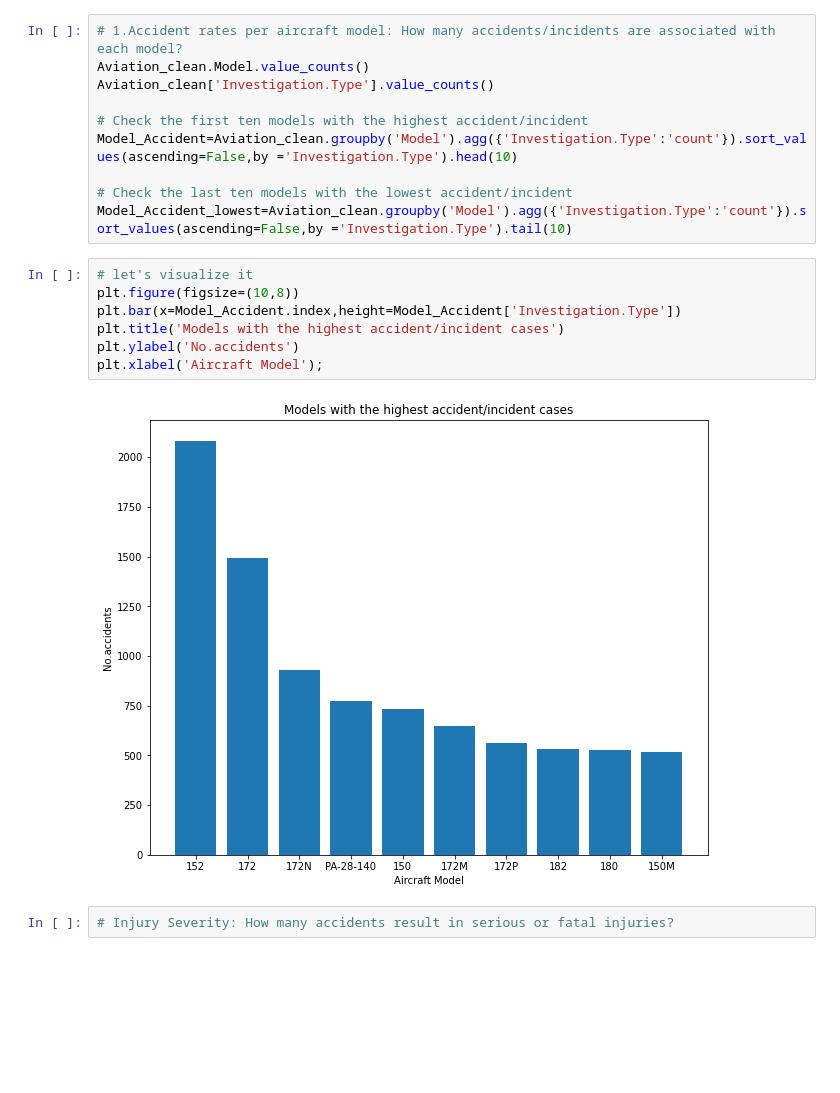
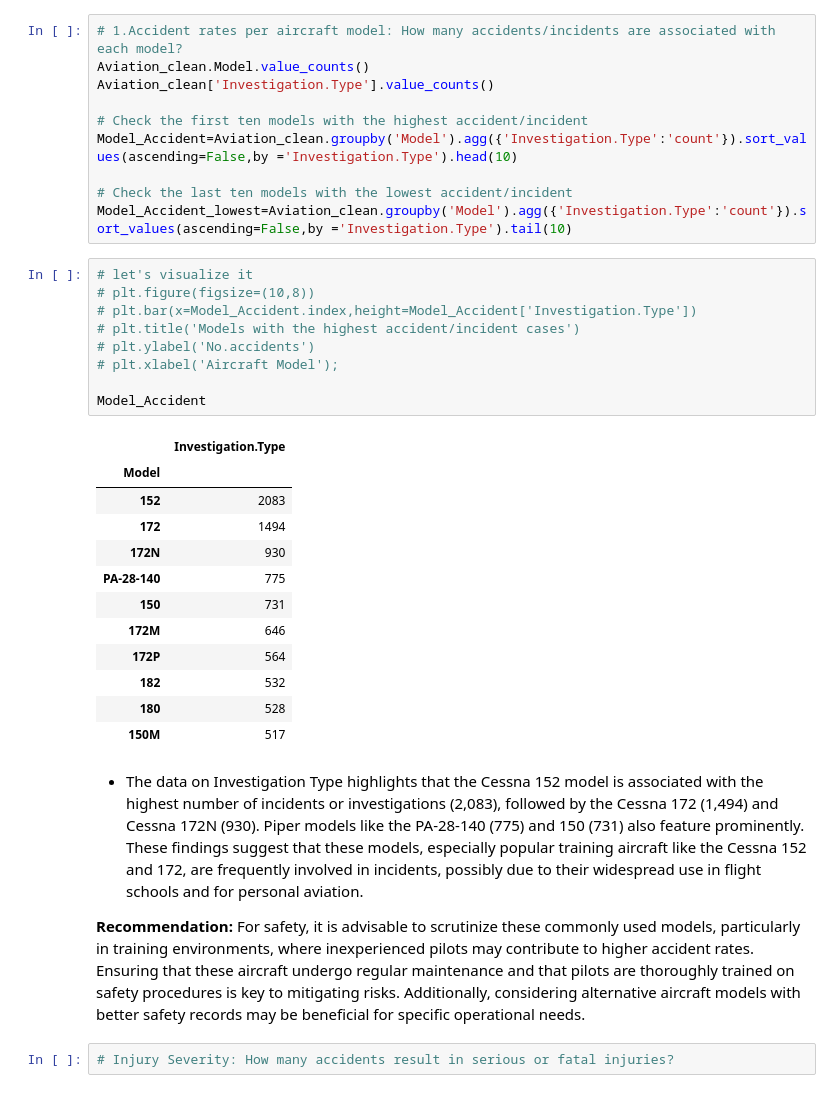
Before and after one commit to Rhino-byte/Project-Phase1-Moringa-School, a Jupyter notebook: Student.ipynb, the cells around one changed output. Saved outputs shown, nothing was run; the diff lists cells and outputs as text; blank space fills up the shorter version.

```diff
--- a/Student.ipynb
+++ b/Student.ipynb
@@ -507,13 +500,30 @@ Model_Accident=Aviation_clean.groupby('Model').agg({'Investigation.Type':'count'
 Model_Accident_lowest=Aviation_clean.groupby('Model').agg({'Investigation.Type':'count'}).sort_values(ascending=False,by ='Investigation.Type').tail(10)
 # %%
 # let's visualize it
-plt.figure(figsize=(10,8))
-plt.bar(x=Model_Accident.index,height=Model_Accident['Investigation.Type'])
-plt.title('Models with the highest accident/incident cases')
-plt.ylabel('No.accidents')
-plt.xlabel('Aircraft Model');
+# plt.figure(figsize=(10,8))
+# plt.bar(x=Model_Accident.index,height=Model_Accident['Investigation.Type'])
+# plt.title('Models with the highest accident/incident cases')
+# plt.ylabel('No.accidents')
+# plt.xlabel('Aircraft Model');
+
+Model_Accident
 # %% [output]
-[figure, removed]
+|  | Investigation.Type |
+| Model |  |
+| 152 | 2083 |
+| 172 | 1494 |
+| 172N | 930 |
+| PA-28-140 | 775 |
+| 150 | 731 |
+| 172M | 646 |
+| 172P | 564 |
+| 182 | 532 |
+| 180 | 528 |
+| 150M | 517 |
+# %% [markdown]
+* The data on Investigation Type highlights that the Cessna 152 model is associated with the highest number of incidents or investigations (2,083), followed by the Cessna 172 (1,494) and Cessna 172N (930). Piper models like the PA-28-140 (775) and 150 (731) also feature prominently. These findings suggest that these models, especially popular training aircraft like the Cessna 152 and 172, are frequently involved in incidents, possibly due to their widespread use in flight schools and for personal aviation.
+
+**Recommendation:** For safety, it is advisable to scrutinize these commonly used models, particularly in training environments, where inexperienced pilots may contribute to higher accident rates. Ensuring that these aircraft undergo regular maintenance and that pilots are thoroughly trained on safety procedures is key to mitigating risks. Additionally, considering alternative aircraft models with better safety records may be beneficial for specific operational needs.
 # %%
 # Injury Severity: How many accidents result in serious or fatal injuries?
 # %%
```
Also changed, not shown: parts of 19 cells of this notebook, 1 other file.
